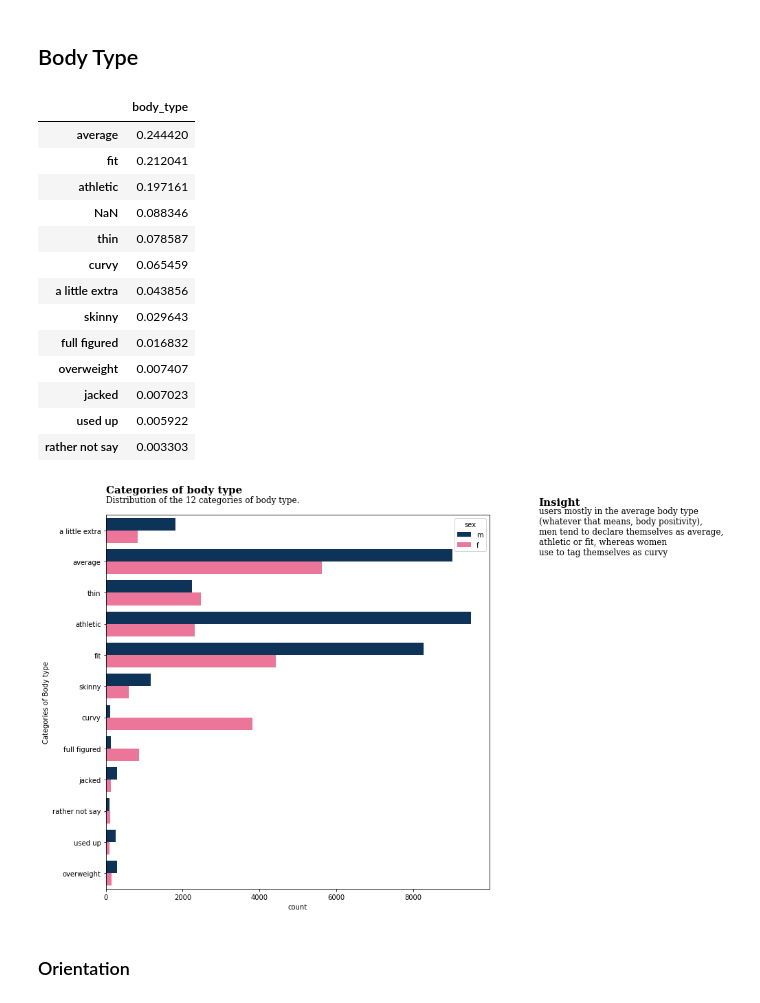
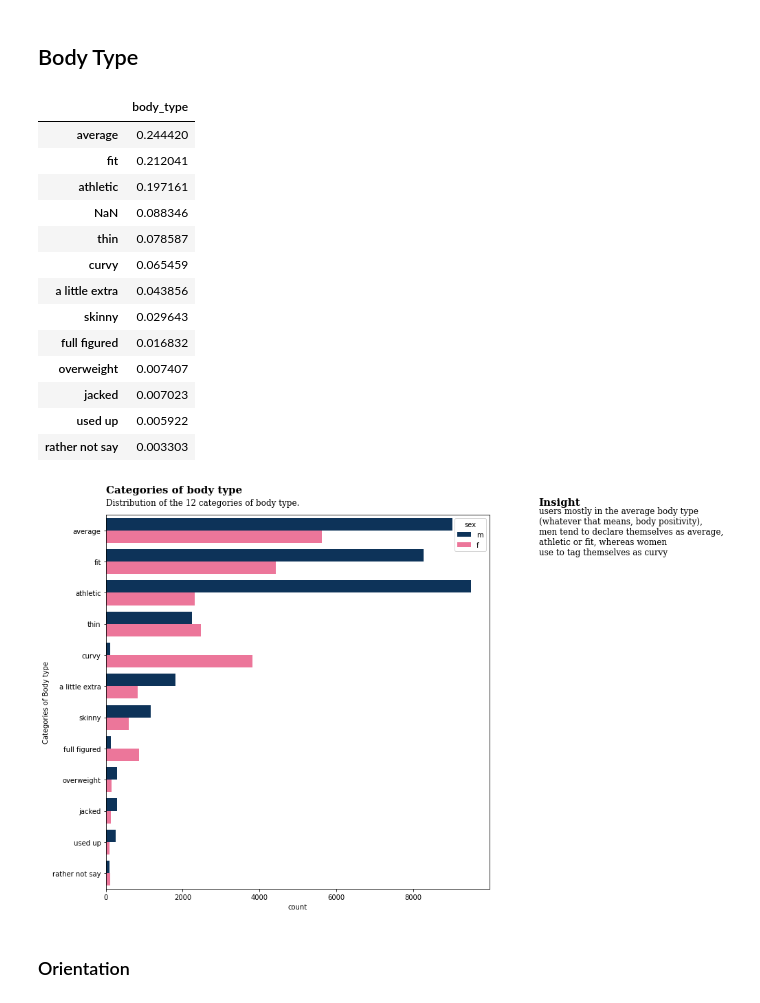
Before and after one commit to paulynamagana/OKCupid_challenge, a Jupyter notebook: date-a-scientist.ipynb, the cells around one changed output. Drawn from its saved outputs; the diff is of its cells as text; code cells hidden in the pictures.

```diff
--- a/date-a-scientist.ipynb
+++ b/date-a-scientist.ipynb
@@ -262,37 +282,37 @@ pd.DataFrame(profiles["Age_group"].value_counts(normalize=True, dropna=False))
 ## Plot distributions of age groups
 categories = profiles.body_type.nunique()
 plt.figure(figsize=(10,10))
-sns.countplot(y=profiles.body_type, hue= profiles.sex, palette=palette)
+sns.countplot(y=profiles.body_type, hue= profiles.sex, palette=palette, order = profiles['body_type'].value_counts().index)
 plt.ylabel("Categories of Body type")
 plt.text(0.5, -1.2, 'Categories of body type',
          fontsize=15, fontweight='bold', fontfamily='serif')
-plt.text(0.5, -0.9, 'Distribution of the {} categories of body type.' .format(categories),
+plt.text(0.5, -0.8, 'Distribution of the {} categories of body type.' .format(categories),
 fontsize=12, fontweight='light', fontfamily='serif')
 plt.figtext(1, 0.9,  '''Insight''', fontsize=15, fontweight='bold', fontfamily='serif')
 plt.figtext(1, 0.8,  '''users mostly in the average body type
 (whatever that means, body positivity),
 men tend to declare themselves as average,
 athletic or fit, whereas women
 use to tag themselves as curvy ''',
             fontsize=12, fontweight='light', fontfamily='serif')
 
 pd.DataFrame(profiles["body_type"].value_counts(normalize=True, dropna=False))
 # %% [output]
 |  | body_type |
 | average | 0.244420 |
 | fit | 0.212041 |
 | athletic | 0.197161 |
 | NaN | 0.088346 |
 | thin | 0.078587 |
 | curvy | 0.065459 |
 | a little extra | 0.043856 |
 | skinny | 0.029643 |
 | full figured | 0.016832 |
 | overweight | 0.007407 |
 | jacked | 0.007023 |
 | used up | 0.005922 |
 | rather not say | 0.003303 |
-[figure, old version]
+[figure, new version]
 # %% [markdown]
 ### Orientation
 # %%
```
Also changed, not shown: parts of 19 cells of this notebook.
